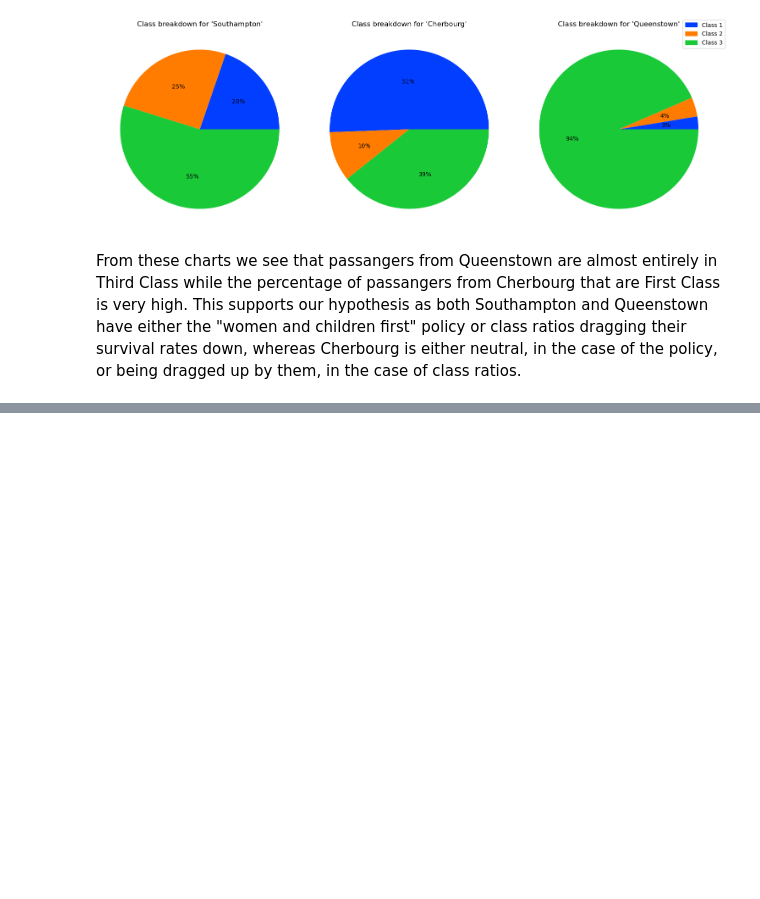
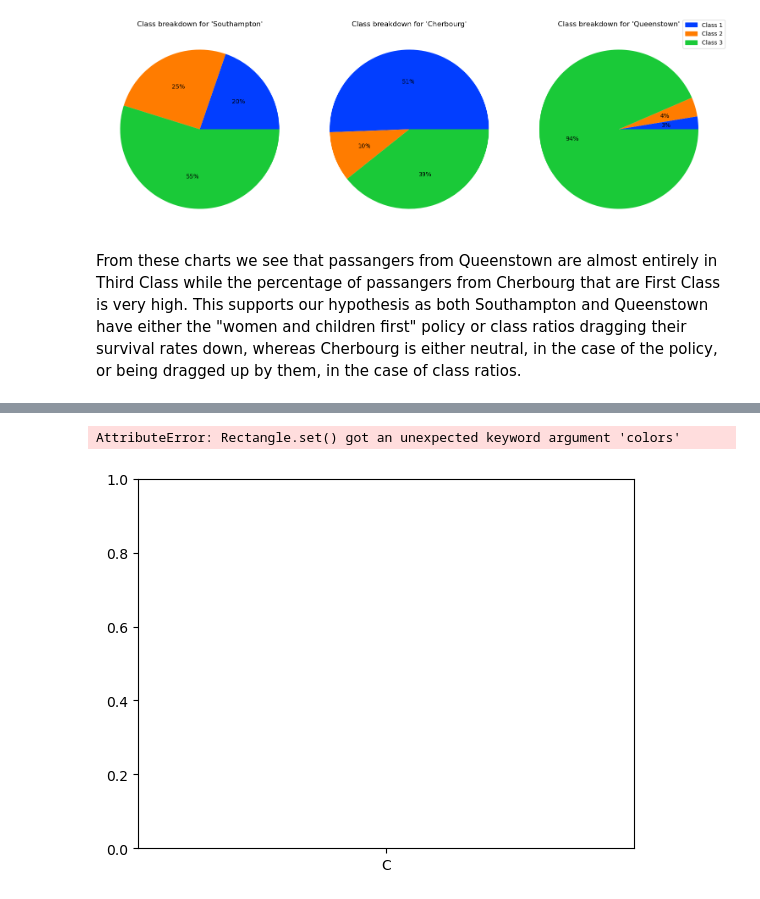
Before and after one commit to omarbessi04/ML-Tut1, a Jupyter notebook: main.ipynb, the cells around one changed output, grey strips where cells are left out. Saved outputs shown, nothing was run; the diff lists cells and outputs as text; code cells hidden in the pictures; blank space fills up the shorter version.

```diff
--- a/main.ipynb
+++ b/main.ipynb
@@ -283,0 +277,7 @@ We seemed to be completely wrong. The data seems mostly scattered around 1 - 75,
+# %%
+theplot = sns.countplot(data=titanic, x="deck", hue="survived")
+plt.legend(labels=["Deceased", "Survivors"])
+plt.show()
+# %% [output]
+AttributeError: Rectangle.set() got an unexpected keyword argument 'colors'
+[figure, added]
```
Also changed, not shown: parts of 7 cells of this notebook.
